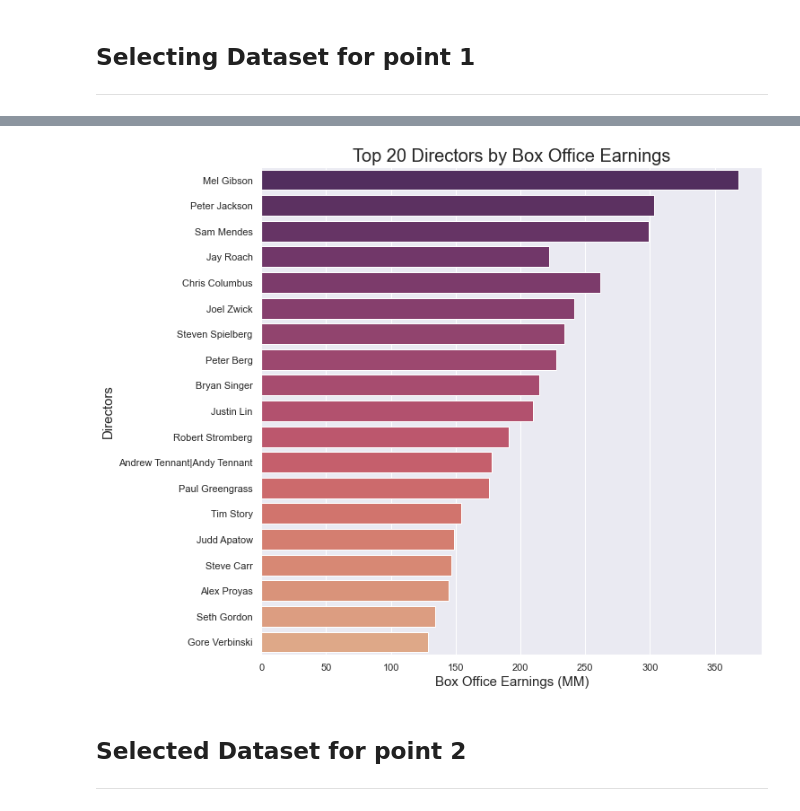
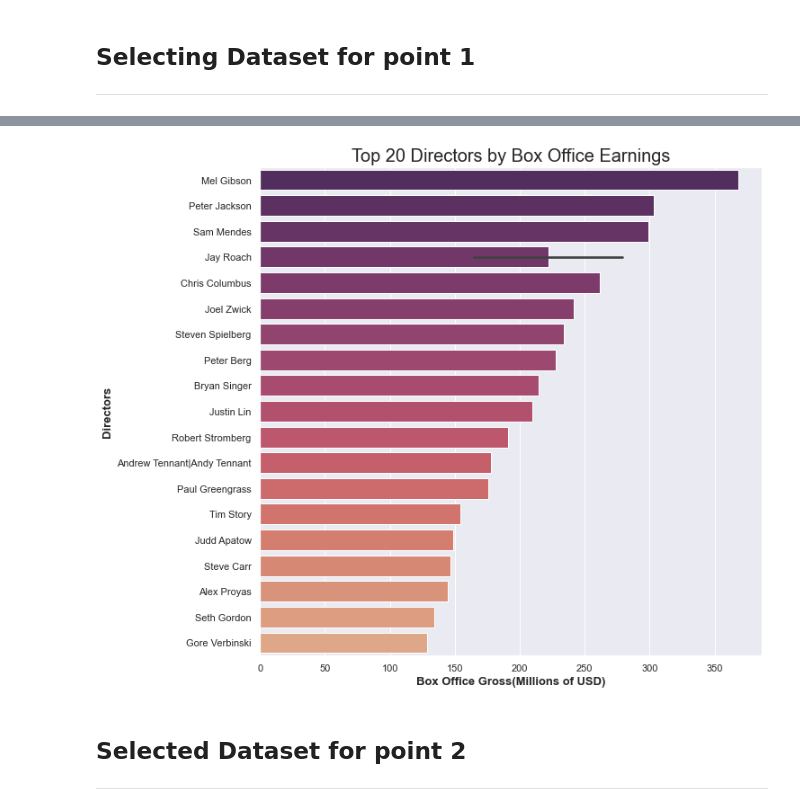
Before and after one commit to cleatw/Project1, a Jupyter notebook: Project 1 Notebook.ipynb, the cells around one changed output, grey strips where cells are left out. Drawn from its saved outputs; the diff is of its cells as text; code cells hidden in the pictures.

```diff
--- a/Project 1 Notebook.ipynb
+++ b/Project 1 Notebook.ipynb
@@ -179,15 +80,15 @@ See the caveats in the documentation: https://pandas.pydata.org/pandas-docs/stab
 # %%
 #create plot
 fig, ax = plt.subplots(figsize=(10,10))
 
 #plot top 20 data onto a bar plot
-sns.barplot(y='director',x='box_office', orient='h', palette= 'flare_r', ci=None, data= top20_d_earning)
+sns.barplot(y='director',x='box_office', orient='h', palette= 'flare_r',  data= top20_d_earning)
 #setting title and labels
-ax.set_title('Top 20 Directors by Box Office Earnings', fontsize=20)
-ax.set_ylabel('Directors', fontsize=15)
-ax.set_xlabel('Box Office Earnings (MM)', fontsize=15);
+ax.set_title('Top 20 Directors by Box Office Earnings', fontsize = 20)
+ax.set_ylabel('Directors', fontsize = 13, weight = 'bold')
+ax.set_xlabel('Box Office Gross (Millions of USD)', fontsize = 13, weight = 'bold');
 # %% [output]
-[figure, old version]
+[figure, new version]
 # %% [markdown]
 ## Selected Dataset for point 2
 ---
```
Also changed, not shown: parts of 36 cells of this notebook.
